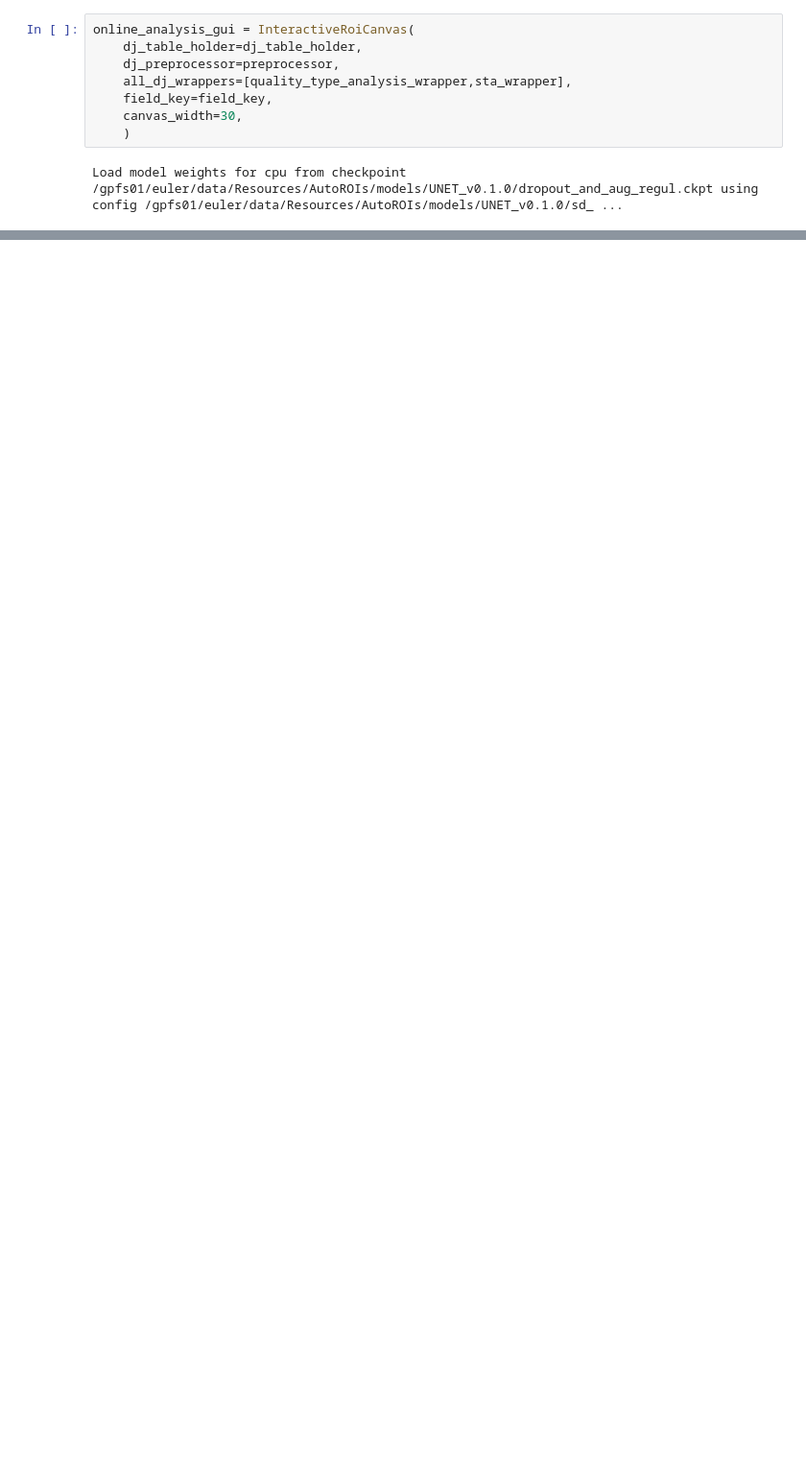
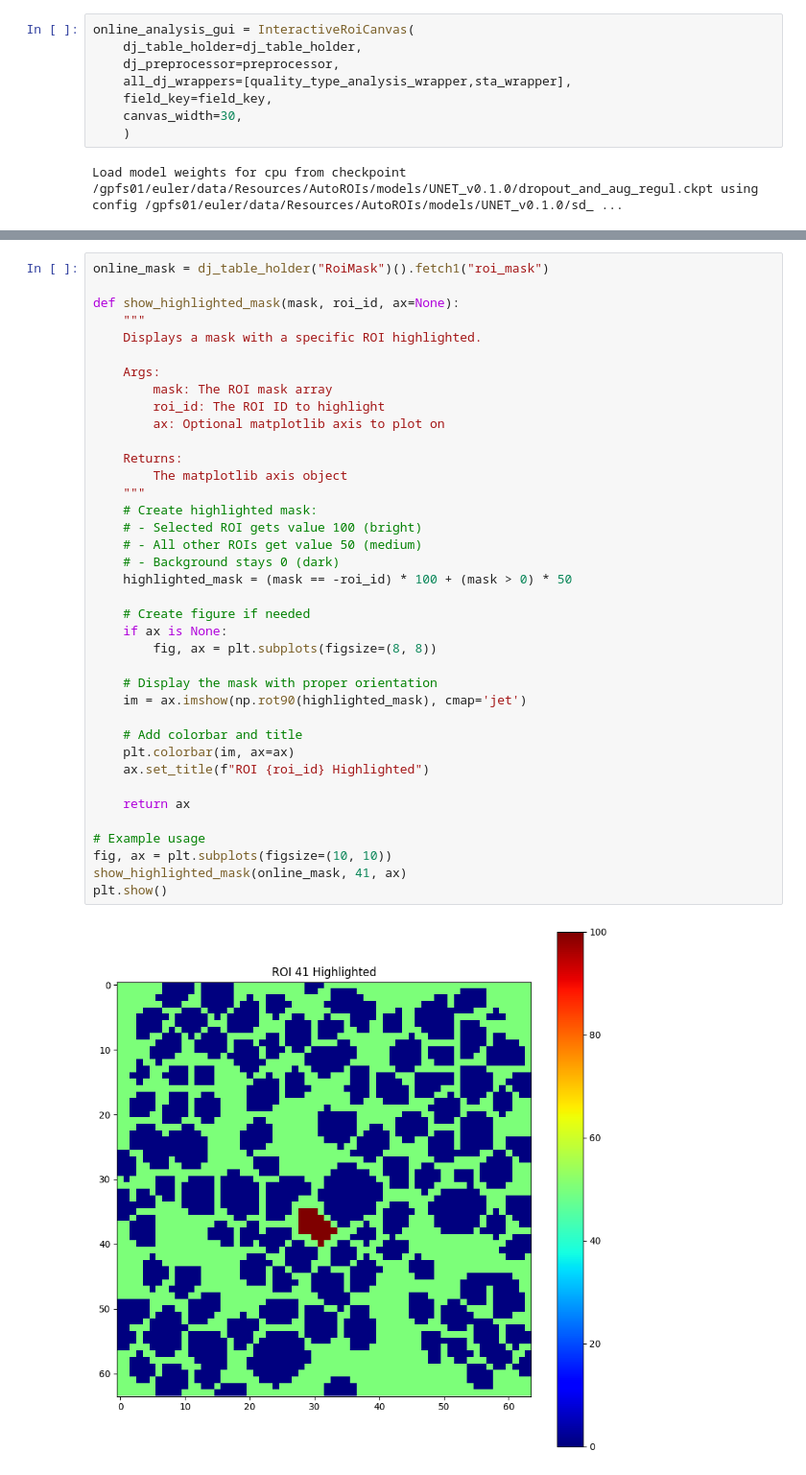
Before and after one commit to SamuelSuhai/model_in_the_loop, a Jupyter notebook: notebooks/validate_online_analysis/validate_online_preprocessing_and_meis.ipynb, the cells around one changed output, grey strips where cells are left out. Shown at 96% size. Cells and saved outputs as stored; diff of their text form; blank space fills up the shorter version.

```diff
--- a/notebooks/validate_online_analysis/validate_online_preprocessing_and_meis.ipynb
+++ b/notebooks/validate_online_analysis/validate_online_preprocessing_and_meis.ipynb
@@ -130,0 +306,40 @@ Load model weights for cpu from checkpoint /gpfs01/euler/data/Resources/AutoROIs
+# %%
+online_mask = dj_table_holder("RoiMask")().fetch1("roi_mask")
+
+def show_highlighted_mask(mask, roi_id, ax=None):
+    """
+    Displays a mask with a specific ROI highlighted.
+
+    Args:
+        mask: The ROI mask array
+        roi_id: The ROI ID to highlight
+        ax: Optional matplotlib axis to plot on
+
+    Returns:
+        The matplotlib axis object
+    """
+    # Create highlighted mask:
+    # - Selected ROI gets value 100 (bright)
+    # - All other ROIs get value 50 (medium)
+    # - Background stays 0 (dark)
+    highlighted_mask = (mask == -roi_id) * 100 + (mask > 0) * 50
+
+    # Create figure if needed
+    if ax is None:
+        fig, ax = plt.subplots(figsize=(8, 8))
+
+    # Display the mask with proper orientation
+    im = ax.imshow(np.rot90(highlighted_mask), cmap='jet')
+
+    # Add colorbar and title
+    plt.colorbar(im, ax=ax)
+    ax.set_title(f"ROI {roi_id} Highlighted")
+
+    return ax
+
+# Example usage
+fig, ax = plt.subplots(figsize=(10, 10))
+show_highlighted_mask(online_mask, 41, ax)
+plt.show()
+# %% [output]
+[figure, added]
```
Also changed, not shown: parts of 40 cells of this notebook, 3 other files.
